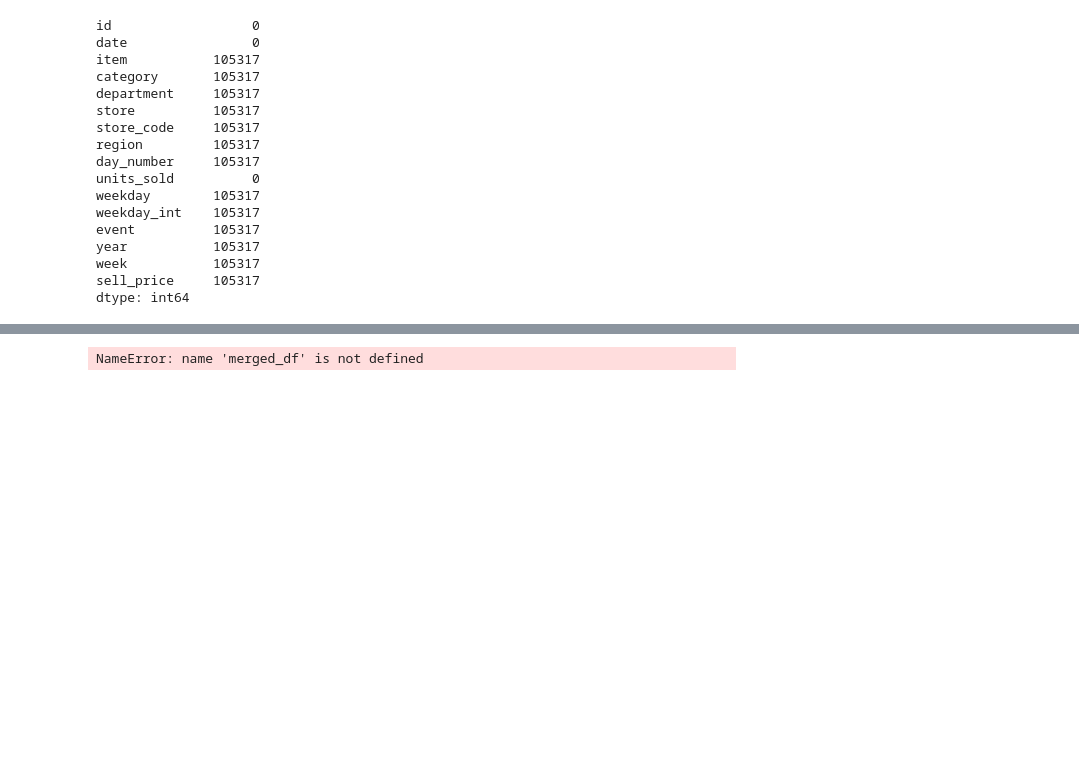
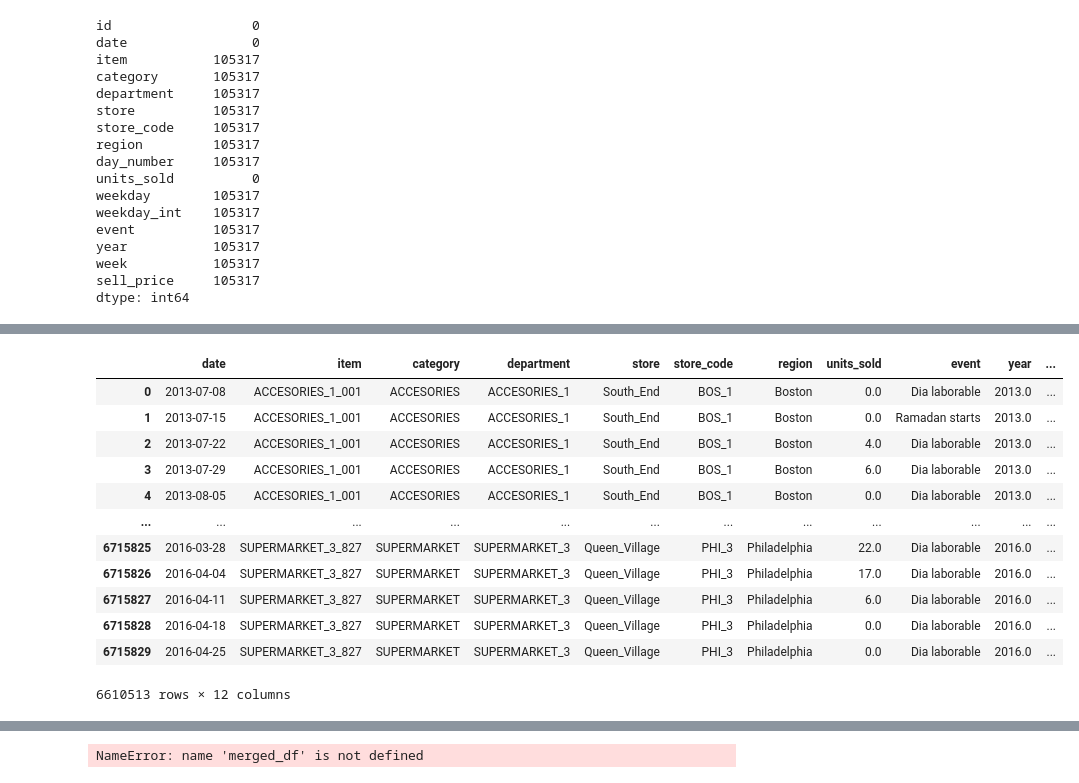
Before and after one commit to alitermat/capstone_retail_TFM, a Jupyter notebook: notebooks/Limpiezadedatos.ipynb, the cells around one changed output, grey strips where cells are left out. Cells and saved outputs as stored; diff of their text form; code cells hidden in the pictures; blank space fills up the shorter version.

```diff
--- a/notebooks/Limpiezadedatos.ipynb
+++ b/notebooks/Limpiezadedatos.ipynb
@@ -632,0 +761,16 @@ df_weekly.drop(columns= ["id","day_number"])
+# %%
+df_weekly
+# %% [output]
+|  | date | item | category | department | store | store_code | region | units_sold | event | year | ... |
+| 0 | 2013-07-08 | ACCESORIES_1_001 | ACCESORIES | ACCESORIES_1 | South_End | BOS_1 | Boston | 0.0 | Dia laborable | 2013.0 | ... |
+| 1 | 2013-07-15 | ACCESORIES_1_001 | ACCESORIES | ACCESORIES_1 | South_End | BOS_1 | Boston | 0.0 | Ramadan starts | 2013.0 | ... |
+| 2 | 2013-07-22 | ACCESORIES_1_001 | ACCESORIES | ACCESORIES_1 | South_End | BOS_1 | Boston | 4.0 | Dia laborable | 2013.0 | ... |
+| 3 | 2013-07-29 | ACCESORIES_1_001 | ACCESORIES | ACCESORIES_1 | South_End | BOS_1 | Boston | 6.0 | Dia laborable | 2013.0 | ... |
+| 4 | 2013-08-05 | ACCESORIES_1_001 | ACCESORIES | ACCESORIES_1 | South_End | BOS_1 | Boston | 0.0 | Dia laborable | 2013.0 | ... |
+| ... | ... | ... | ... | ... | ... | ... | ... | ... | ... | ... | ... |
+| 6715825 | 2016-03-28 | SUPERMARKET_3_827 | SUPERMARKET | SUPERMARKET_3 | Queen_Village | PHI_3 | Philadelphia | 22.0 | Dia laborable | 2016.0 | ... |
+| 6715826 | 2016-04-04 | SUPERMARKET_3_827 | SUPERMARKET | SUPERMARKET_3 | Queen_Village | PHI_3 | Philadelphia | 17.0 | Dia laborable | 2016.0 | ... |
+| 6715827 | 2016-04-11 | SUPERMARKET_3_827 | SUPERMARKET | SUPERMARKET_3 | Queen_Village | PHI_3 | Philadelphia | 6.0 | Dia laborable | 2016.0 | ... |
+| 6715828 | 2016-04-18 | SUPERMARKET_3_827 | SUPERMARKET | SUPERMARKET_3 | Queen_Village | PHI_3 | Philadelphia | 0.0 | Dia laborable | 2016.0 | ... |
+| 6715829 | 2016-04-25 | SUPERMARKET_3_827 | SUPERMARKET | SUPERMARKET_3 | Queen_Village | PHI_3 | Philadelphia | 0.0 | Dia laborable | 2016.0 | ... |
+6610513 rows × 12 columns
```
Also changed, not shown: parts of 33 cells of this notebook, 1 other file.
